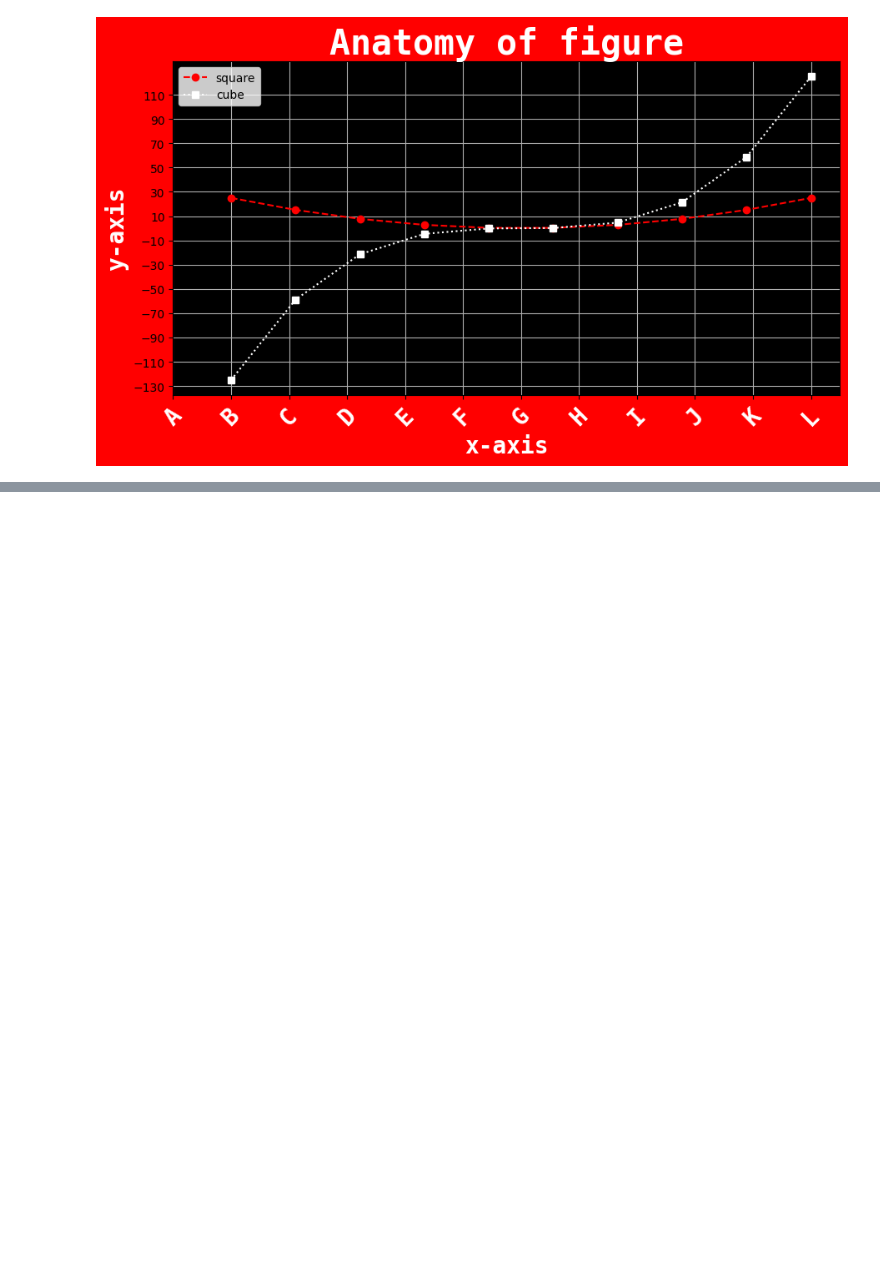
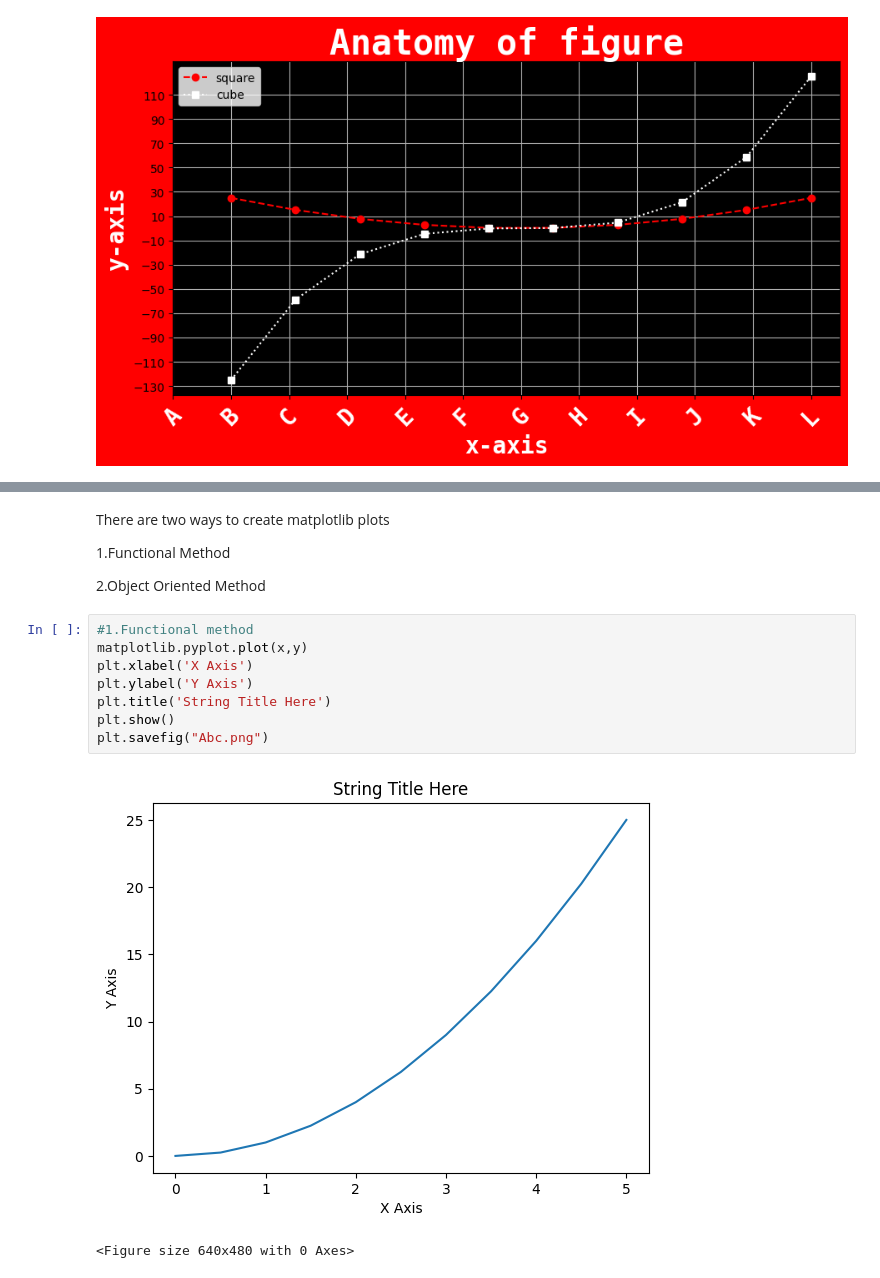
Before and after one commit to aansheeagrwal/python-training, a Jupyter notebook: Matplotlib.ipynb, the cells around one changed output, grey strips where cells are left out. Drawn from its saved outputs; the diff is of its cells as text; blank space fills up the shorter version.

```diff
--- a/Matplotlib.ipynb
+++ b/Matplotlib.ipynb
@@ -187,0 +222,19 @@ plt.show()
+# %% [markdown]
+There are two ways to create matplotlib plots
+
+1.Functional Method
+
+
+
+2.Object Oriented Method
+# %%
+#1.Functional method
+matplotlib.pyplot.plot(x,y)
+plt.xlabel('X Axis')
+plt.ylabel('Y Axis')
+plt.title('String Title Here')
+plt.show()
+plt.savefig("Abc.png")
+# %% [output]
+[figure, added]
+<Figure size 640x480 with 0 Axes>
```
Also changed, not shown: parts of 4 cells of this notebook.
